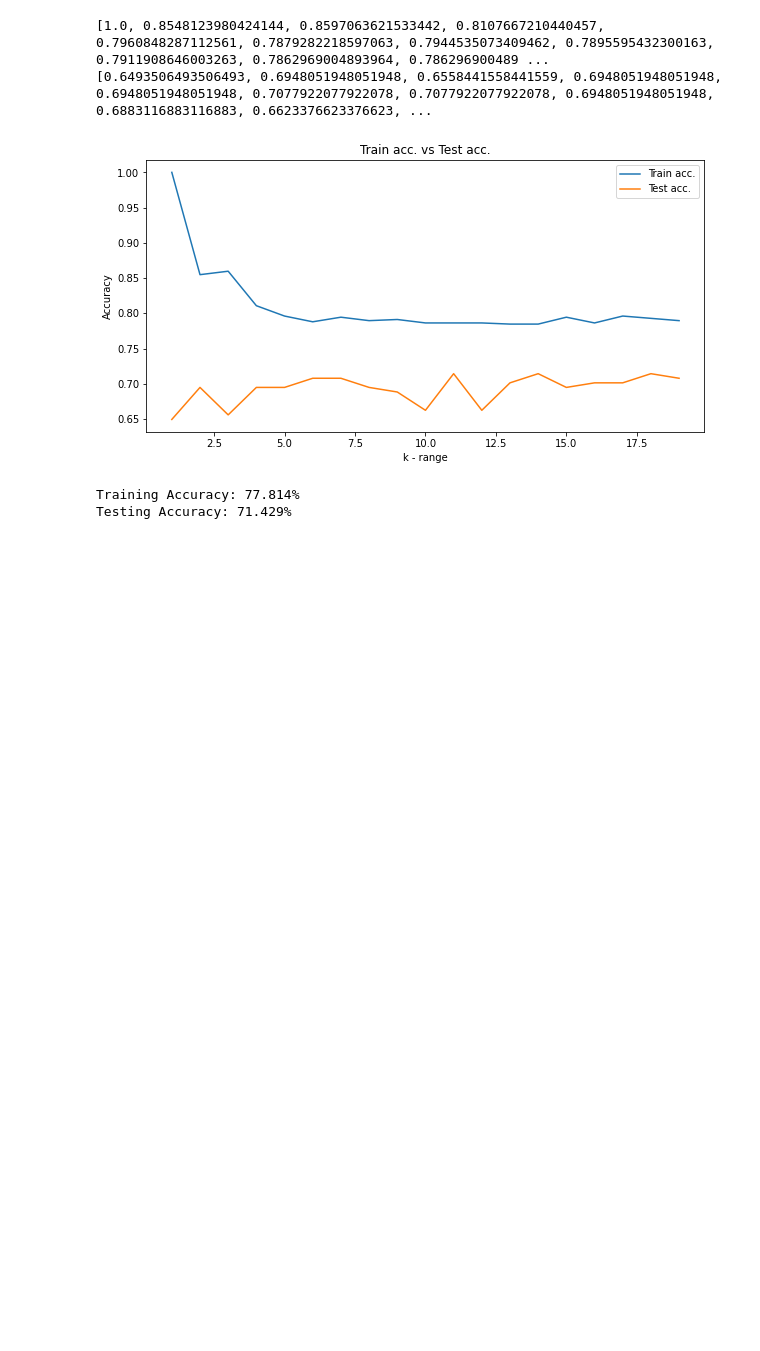
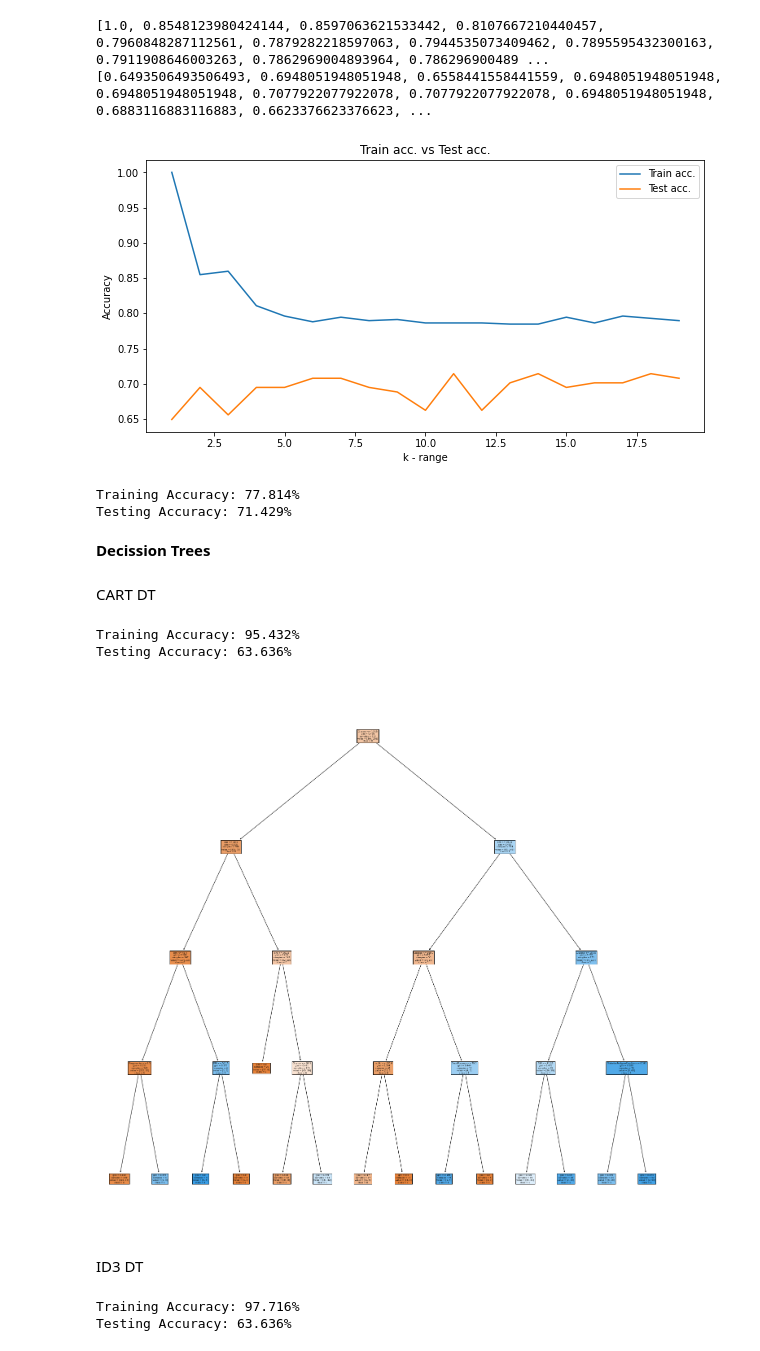
Before and after one commit to ITanmayee/wise_ml, a Jupyter notebook: pima_indians_diabetes.ipynb, the cells around one changed output. Cells and saved outputs as stored; diff of their text form; code cells hidden in the pictures; blank space fills up the shorter version.

Commit message:
Implement the decission trees- CART DT and ID3 DT

```diff
--- a/pima_indians_diabetes.ipynb
+++ b/pima_indians_diabetes.ipynb
@@ -122,3 +124,40 @@ print(f"Testing Accuracy: {accuracy_score(y_test, test_pred)*100:.3f}%")
 # %% [output]
 Training Accuracy: 77.814%
 Testing Accuracy: 71.429%
+# %% [markdown]
+**Decission Trees**
+# %% [markdown]
+CART DT
+# %%
+dt_model = DecisionTreeClassifier(criterion='gini', max_depth=8, random_state=50)
+dt_model.fit(x_train, y_train)
+
+train_pred = dt_model.predict(x_train)
+test_pred =  dt_model.predict(x_test)
+
+print(f"Training Accuracy: {accuracy_score(y_train, train_pred)*100:.3f}%")
+print(f"Testing Accuracy: {accuracy_score(y_test, test_pred)*100:.3f}%")
+# %% [output]
+Training Accuracy: 95.432%
+Testing Accuracy: 63.636%
+# %%
+fig = plt.figure(figsize=(25, 25))
+class_str = [str(i) for i in data['Class'].unique()]
+plot_tree(dt_model, filled=True, feature_names=features.columns, class_names=class_str)
+plt.show()
+# %% [output]
+[figure, added]
+# %% [markdown]
+ID3 DT
+# %%
+dt_model = DecisionTreeClassifier(criterion='entropy', max_depth=10, random_state=50)
+dt_model.fit(x_train, y_train)
+
+train_pred = dt_model.predict(x_train)
+test_pred =  dt_model.predict(x_test)
+
+print(f"Training Accuracy: {accuracy_score(y_train, train_pred)*100:.3f}%")
+print(f"Testing Accuracy: {accuracy_score(y_test, test_pred)*100:.3f}%")
+# %% [output]
+Training Accuracy: 97.716%
+Testing Accuracy: 63.636%
```
Also changed, not shown: parts of 2 cells of this notebook.
